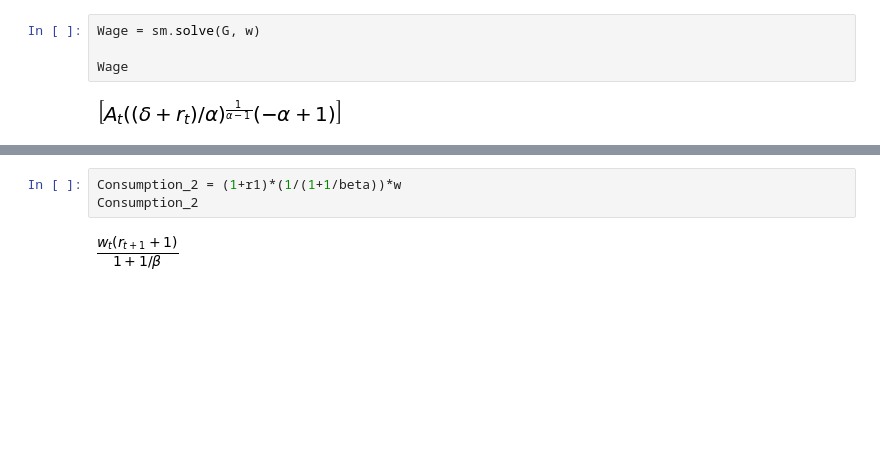
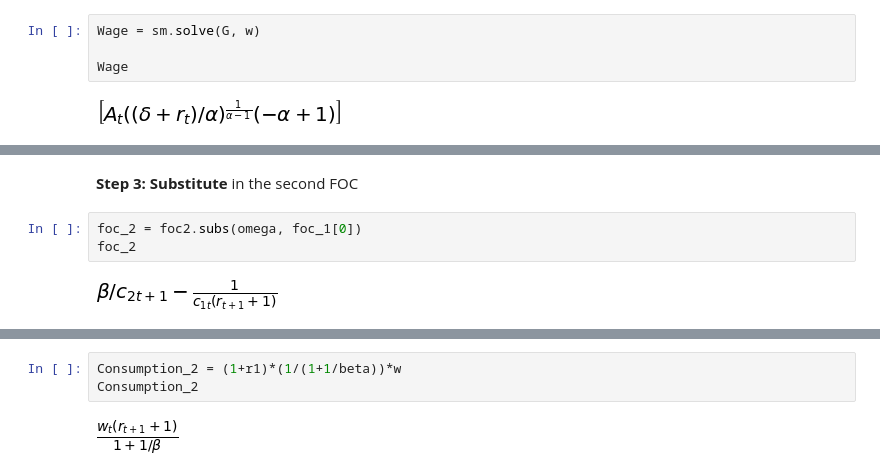
Before and after one commit to NumEconCopenhagen/projects-2019-bcg, a Jupyter notebook: modelproject/modelproject.ipynb, the cells around one changed output, grey strips where cells are left out. Saved outputs shown, nothing was run; the diff lists cells and outputs as text; blank space fills up the shorter version.

```diff
--- a/modelproject/modelproject.ipynb
+++ b/modelproject/modelproject.ipynb
@@ -190,0 +221,7 @@ D
+# %% [markdown]
+**Step 3: Substitute** in the second FOC
+# %%
+foc_2 = foc2.subs(omega, foc_1[0])
+foc_2
+# %% [output]
+[figure, added]
```
Also changed, not shown: parts of 57 cells of this notebook.
